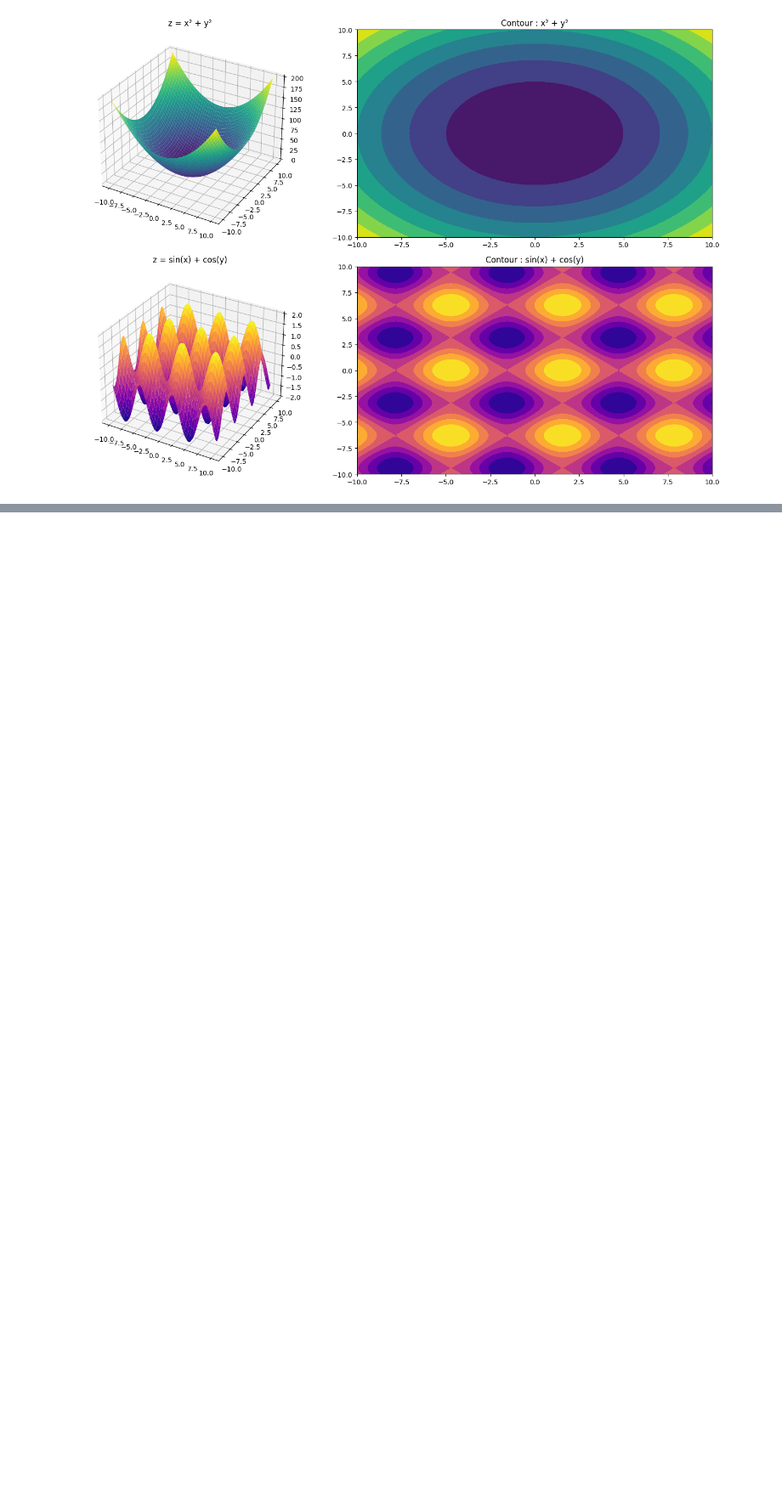
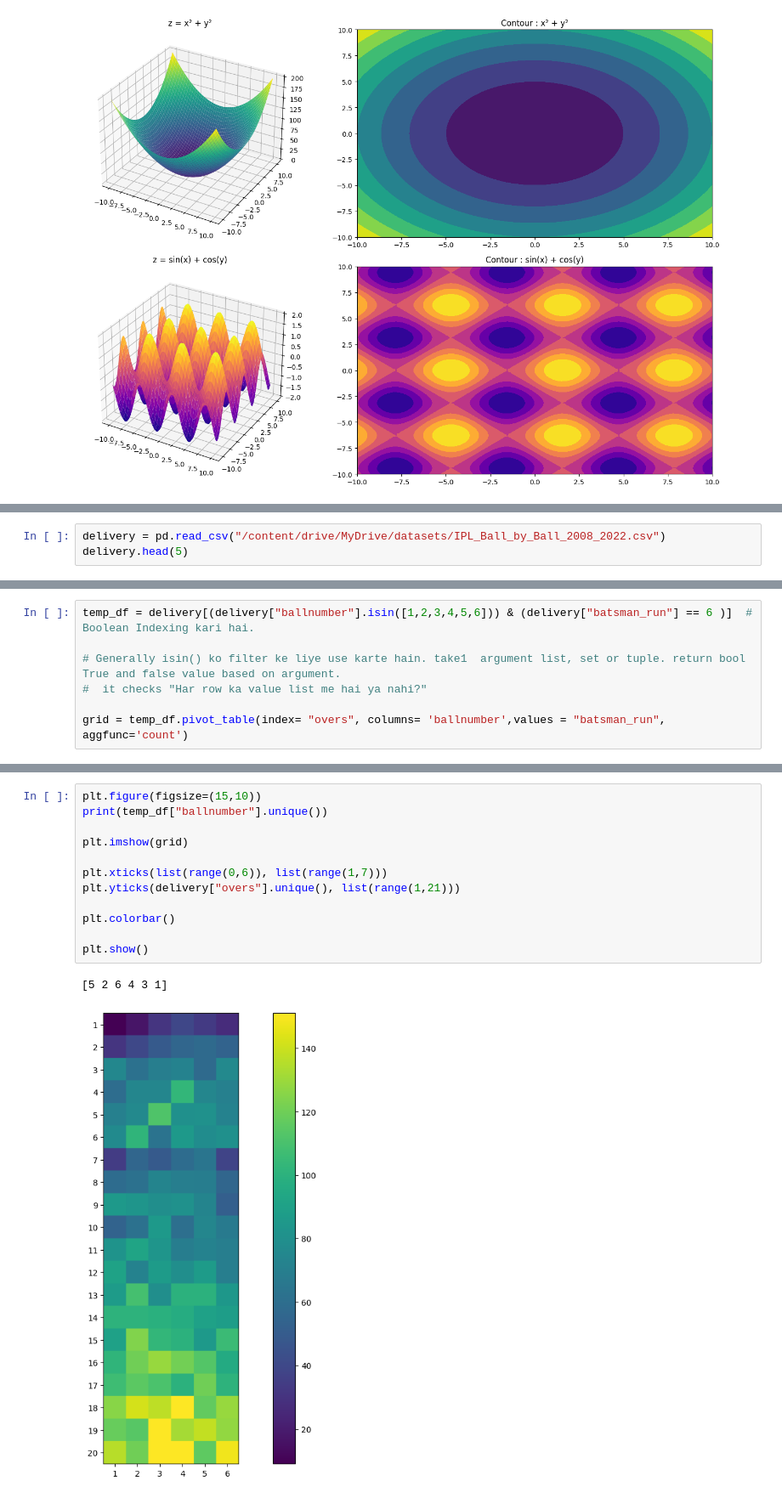
Before and after one commit to santoshbohra123/matplotlib, a Jupyter notebook: Untitled0.ipynb, the cells around one changed output, grey strips where cells are left out. Shown at 85% size. Cells and saved outputs as stored; diff of their text form; blank space fills up the shorter version.

```diff
--- a/Untitled0.ipynb
+++ b/Untitled0.ipynb
@@ -343,0 +378,3 @@ plt.show()
+# %%
+delivery = pd.read_csv("/content/drive/MyDrive/datasets/IPL_Ball_by_Ball_2008_2022.csv")
+delivery.head(5)
@@ -343,0 +425,7 @@ plt.show()
+# %%
+temp_df = delivery[(delivery["ballnumber"].isin([1,2,3,4,5,6])) & (delivery["batsman_run"] == 6 )]  # Boolean Indexing kari hai.
+
+# Generally isin() ko filter ke liye use karte hain. take1  argument list, set or tuple. return bool True and false value based on argument.
+#  it checks "Har row ka value list me hai ya nahi?"
+
+grid = temp_df.pivot_table(index= "overs", columns= 'ballnumber',values = "batsman_run", aggfunc='count')
@@ -343,0 +451,15 @@ plt.show()
+# %%
+plt.figure(figsize=(15,10))
+print(temp_df["ballnumber"].unique())
+
+plt.imshow(grid)
+
+plt.xticks(list(range(0,6)), list(range(1,7)))
+plt.yticks(delivery["overs"].unique(), list(range(1,21)))
+
+plt.colorbar()
+
+plt.show()
+# %% [output]
+[5 2 6 4 3 1]
+[figure, added]
```
Also changed, not shown: parts of 31 cells of this notebook.
